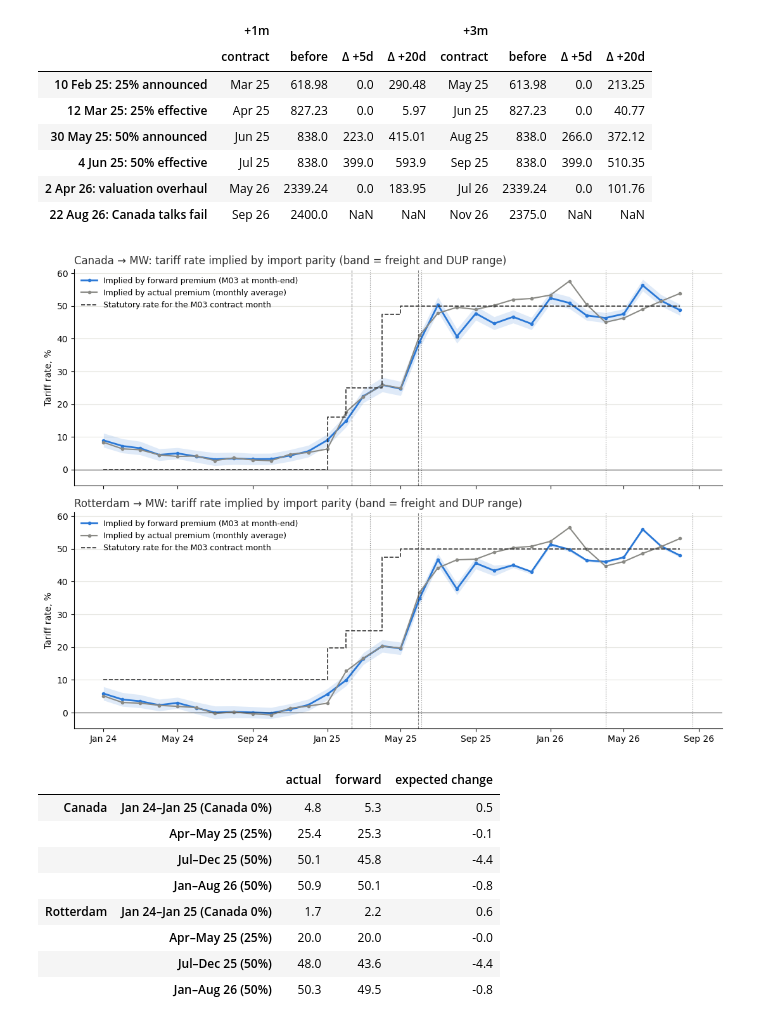
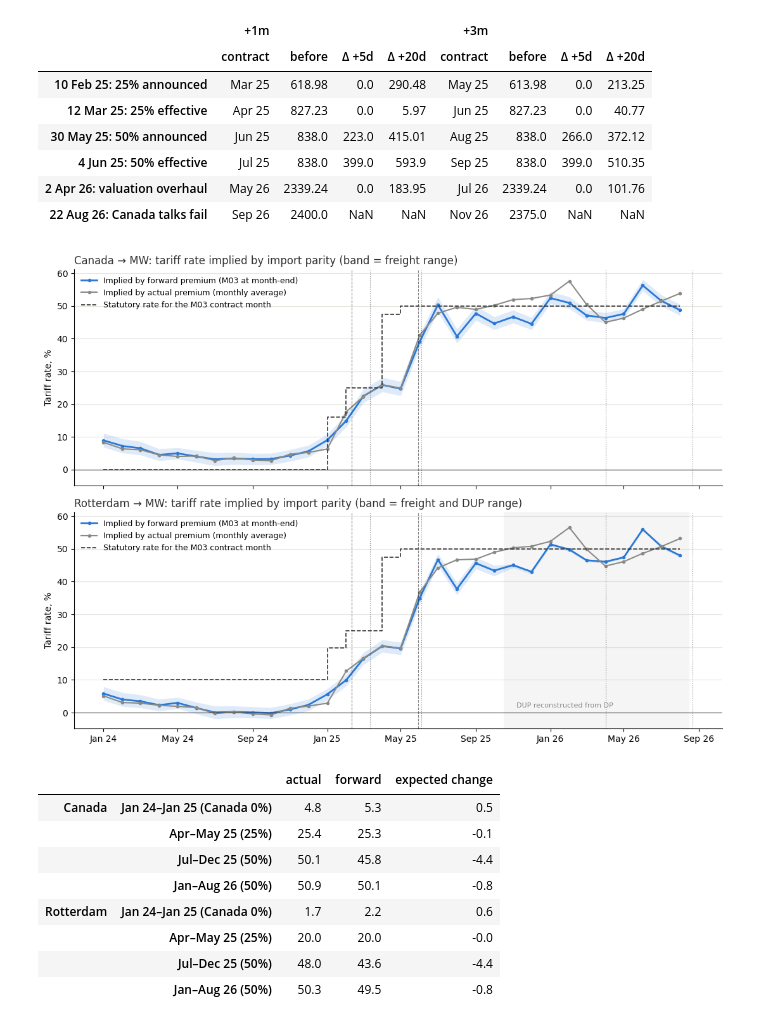
Before and after one commit to ricardo-sonda/al-mwp, a Jupyter notebook: notebook.ipynb, the cells around one changed output. Saved outputs shown, nothing was run; the diff lists cells and outputs as text; code cells hidden in the pictures.

Commit message:
add grey band to graph

```diff
--- a/notebook.ipynb
+++ b/notebook.ipynb
@@ -738,7 +738,8 @@ implied_t["stat_ot"] = [tariff_rate(d, "Other") * 100 for d in fwd_month]
 plot_t = implied_t.loc["2024-01-01":]
 
 fig, axes = plt.subplots(2, 1, figsize=(11, 8), sharex=True, sharey=True)
-for ax, (route, title, stat) in zip(axes, [("ca", "Canada → MW", "stat_ca"), ("rtm", "Rotterdam → MW", "stat_ot")]):
+for ax, (route, title, stat, band) in zip(axes, [("ca", "Canada → MW", "stat_ca", "freight range"),
+                                                   ("rtm", "Rotterdam → MW", "stat_ot", "freight and DUP range")]):
     ax.fill_between(plot_t.index, plot_t[f"{route}_fwd_hi"], plot_t[f"{route}_fwd_lo"], color=BLUE, alpha=0.15, lw=0)
     ax.plot(plot_t.index, plot_t[f"{route}_fwd_mid"], color=BLUE, lw=2, marker="o", ms=3,
             label="Implied by forward premium (M03 at month-end)")
@@ -748,35 +749,41 @@ for ax, (route, title, stat) in zip(axes, [("ca", "Canada → MW", "stat_ca"), (
             label="Statutory rate for the M03 contract month")
     ax.axhline(0, color=INK, lw=0.8)
     ax.set_ylabel("Tariff rate, %")
-    ax.set_title(f"{title}: tariff rate implied by import parity (band = freight and DUP range)",
+    ax.set_title(f"{title}: tariff rate implied by import parity (band = {band})",
                  loc="left", color=INK)
     ax.legend(loc="upper left", frameon=False, fontsize=9)
     for d, (_, ls, _) in CURVE_EVENTS.items():
         ax.axvline(d, color=INK, lw=0.8, ls=ls, alpha=0.6)
     ax.grid(axis="y", color="#e5e5e0", lw=0.8)
     ax.set_axisbelow(True)
     ax.spines[["top", "right"]].set_visible(False)
+# Only the Rotterdam route uses DUP: shade the months where it is reconstructed from DP
+if len(recon):
+    axes[1].axvspan(recon[0] - pd.Timedelta(days=15), recon[-1] + pd.Timedelta(days=15),
+                    color=MUTED, alpha=0.08, lw=0)
+    axes[1].annotate("DUP reconstructed from DP", xy=(recon[0], 0), xytext=(4, 6),
+                     textcoords="offset points", fontsize=8, color=MUTED)
 axes[1].xaxis.set_major_formatter(mdates.DateFormatter("%b %y"))
 fig.tight_layout()
 plt.show()
 
 # Averages by regime, mid freight (percentage points). "expected change" = forward − actual implied rate
 REGIMES_T = {
     "Jan 24–Jan 25 (Canada 0%)": ("2024-01-01", "2025-01-01"),
     "Apr–May 25 (25%)":          ("2025-04-01", "2025-05-01"),
     "Jul–Dec 25 (50%)":          ("2025-07-01", "2025-12-01"),
     "Jan–Aug 26 (50%)":          ("2026-01-01", None),
 }
 summ = {}
 for route, label in [("ca", "Canada"), ("rtm", "Rotterdam")]:
     t_ = implied_t[[f"{route}_actual_mid", f"{route}_fwd_mid"]].rename(
         columns={f"{route}_actual_mid": "actual", f"{route}_fwd_mid": "forward"})
     t_["expected change"] = t_["forward"] - t_["actual"]
     for k, (a, b) in REGIMES_T.items():
         summ[(label, k)] = t_.loc[a:b].mean()
 pd.DataFrame(summ).T.round(1)
 # %% [output]
-[figure, old version]
+[figure, new version]
 |  |  | actual | forward | expected change |
 | Canada | Jan 24–Jan 25 (Canada 0%) | 4.8 | 5.3 | 0.5 |
 |  | Apr–May 25 (25%) | 25.4 | 25.3 | -0.1 |
```
